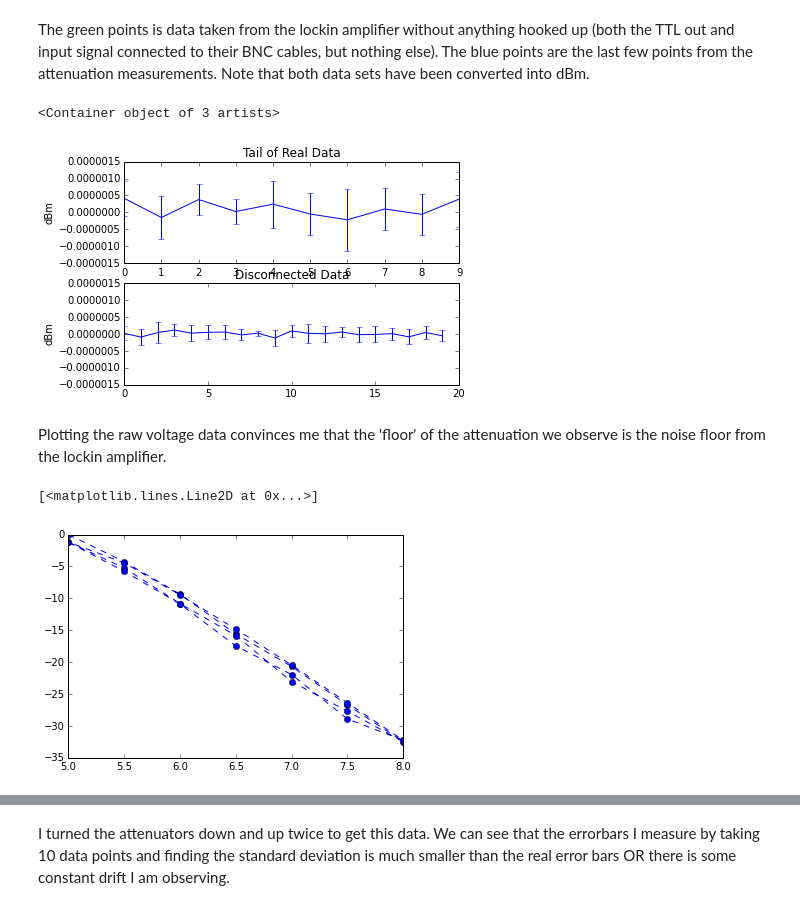
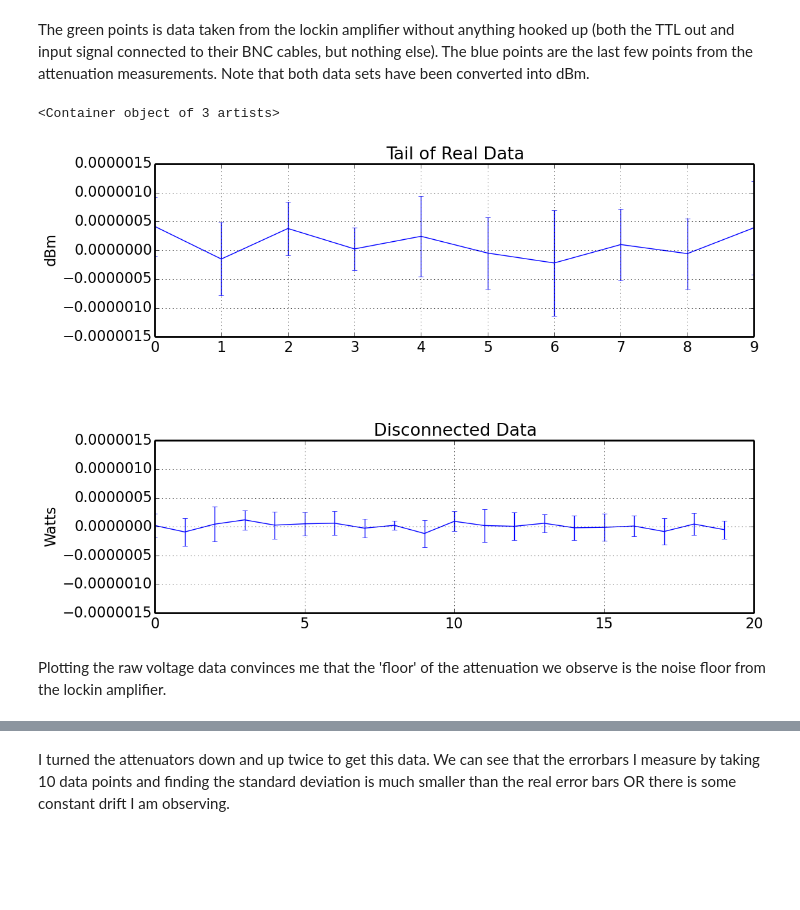
Before and after one commit to ColumbiaCMB/mmw-source, a Jupyter notebook: 2014-4-14_broadband_attenuation.ipynb, the cells around one changed output, grey strips where cells are left out. Drawn from its saved outputs; the diff is of its cells as text; code cells hidden in the pictures; blank space fills up the shorter version.

```diff
--- a/2014-4-14_broadband_attenuation.ipynb
+++ b/2014-4-14_broadband_attenuation.ipynb
@@ -1,3 +1,10 @@
+# %%
+rcParams['font.size']=16
+rcParams['savefig.dpi']=100
+rcParams['figure.figsize']=(12,9)
+rcParams['figure.subplot.hspace']=.6
+rcParams['axes.linewidth']=2.0
+rcParams['axes.grid']=True
 # %%
 import attenuation_turns_converter
 # %%
@@ -54,26 +61,21 @@ The green points is data taken from the lockin amplifier without anything hooked
 # %%
 fig4=figure(4)
 ax41=fig4.add_subplot(2,1,2)
-ax41.set_ylabel('dBm')
+ax41.set_ylabel('Watts')
 noisex=range(len(noise['x']))
 ax41.set_title('Disconnected Data')
 ax41.errorbar(noisex,noise['x'],yerr=noise['x_std'])
 
 
 ax42=fig4.add_subplot(2,1,1,sharey=ax41)
 ax42.set_ylabel('dBm')
 datax=range(len(ac.data['x'][46:]))
 ax42.set_title('Tail of Real Data')
 ax42.errorbar(datax,ac.data['x'][46:],yerr=ac.data['x_std'][46:])
 # %% [output]
 <Container object of 3 artists>
-[figure, old version]
+[figure, new version]
 # %% [markdown]
 Plotting the raw voltage data convinces me that the 'floor' of the attenuation we observe is the noise floor from the lockin amplifier.
 # %%
 updown=attenuation_turns_converter.attenuationConverter(datafile='2014-04-15_broadband_up_and_down.npz')
-# %%
-plot(updown.data['mickey_turns'],updown.db_list, '--o')
-# %% [output]
-[<matplotlib.lines.Line2D at 0x...>]
-[figure, removed]
```
Also changed, not shown: parts of 8 cells of this notebook, 1 other file.
